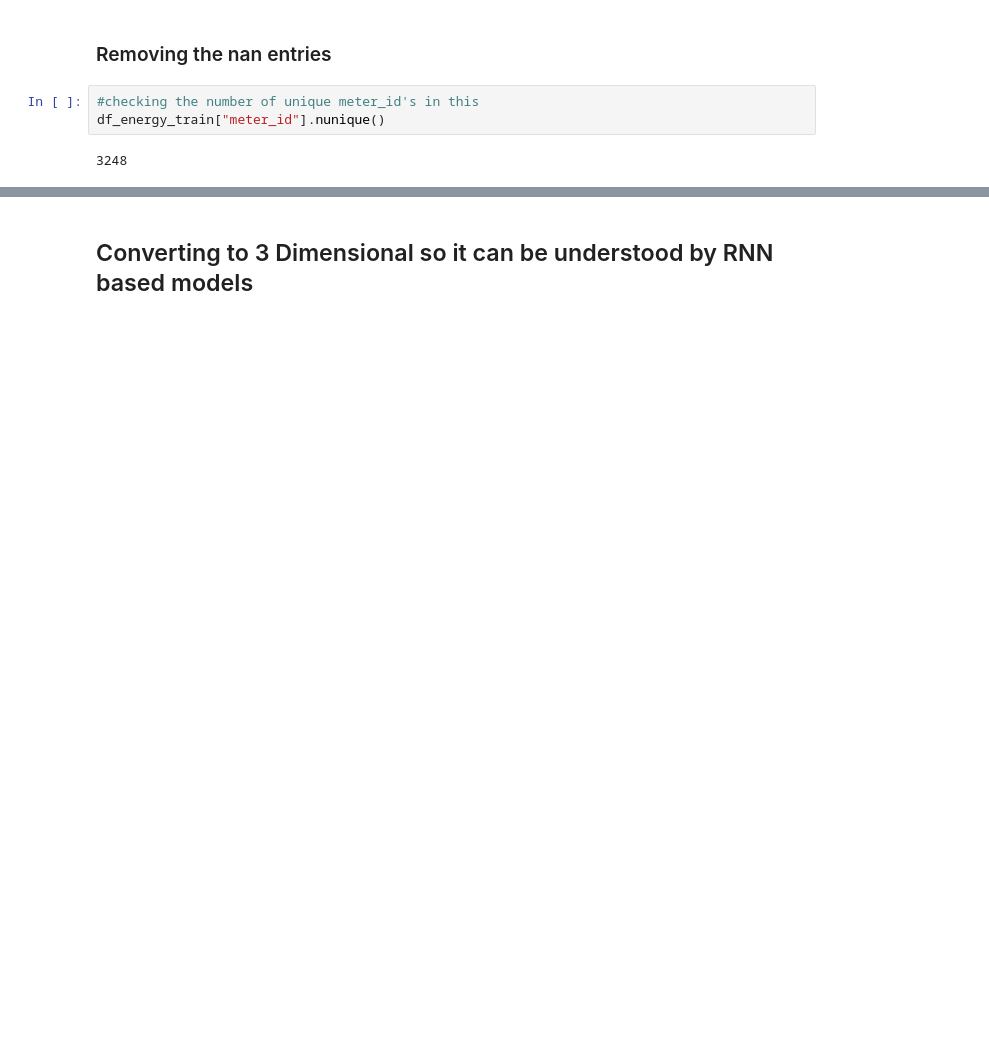
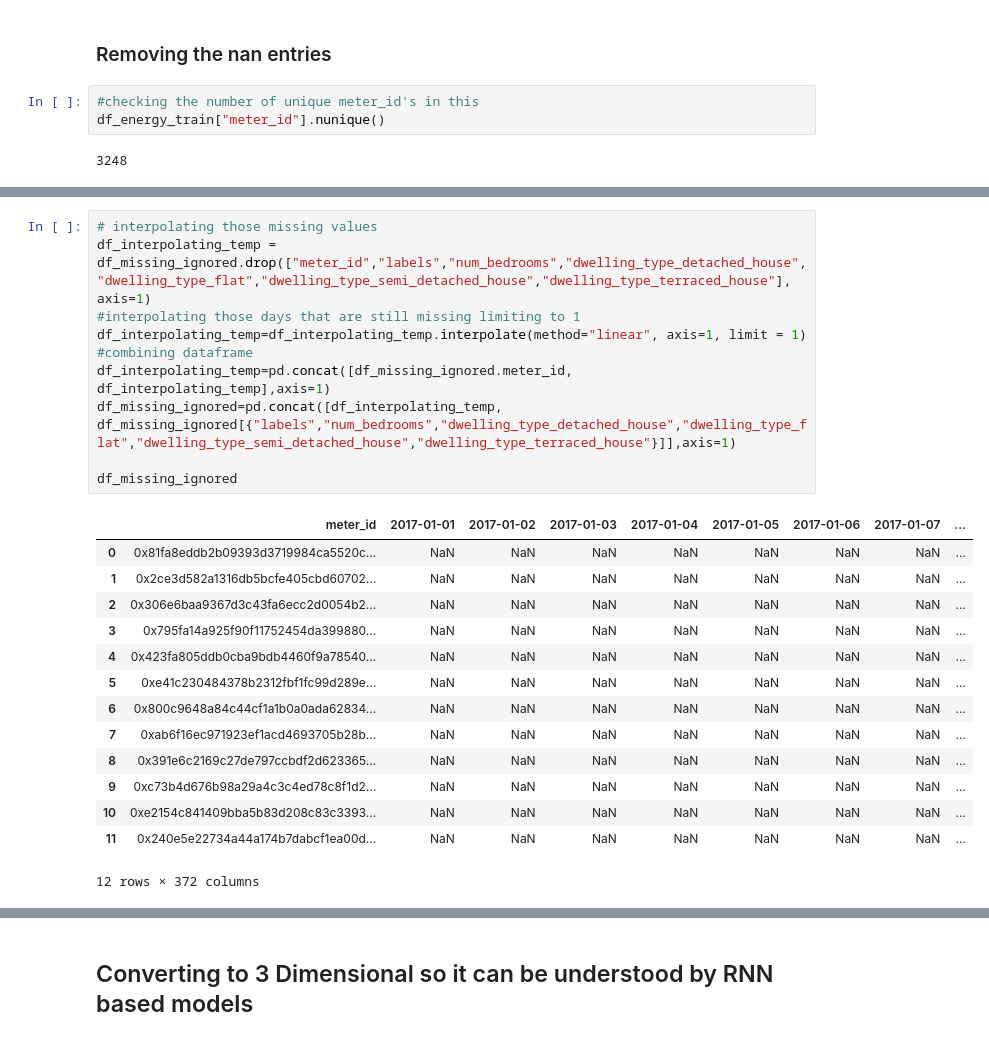
Before and after one commit to danielmusselwhite/UG_Dissertation_Energy_Forecasting, a Jupyter notebook: Src/Jupyter_Notebooks/3. Feature Engineering and Data Preparation.ipynb, the cells around one changed output, grey strips where cells are left out. Drawn from its saved outputs; the diff is of its cells as text; blank space fills up the shorter version.

```diff
--- a/Src/Jupyter_Notebooks/3. Feature Engineering and Data Preparation.ipynb
+++ b/Src/Jupyter_Notebooks/3. Feature Engineering and Data Preparation.ipynb
@@ -277,0 +313,25 @@ len(df_energy_train_no_nan[df_energy_train_no_nan.date == '2017-12-31'])
+# %%
+# interpolating those missing values
+df_interpolating_temp = df_missing_ignored.drop(["meter_id","labels","num_bedrooms","dwelling_type_detached_house","dwelling_type_flat","dwelling_type_semi_detached_house","dwelling_type_terraced_house"], axis=1)
+#interpolating those days that are still missing limiting to 1
+df_interpolating_temp=df_interpolating_temp.interpolate(method="linear", axis=1, limit = 1)
+#combining dataframe
+df_interpolating_temp=pd.concat([df_missing_ignored.meter_id, df_interpolating_temp],axis=1)
+df_missing_ignored=pd.concat([df_interpolating_temp, df_missing_ignored[{"labels","num_bedrooms","dwelling_type_detached_house","dwelling_type_flat","dwelling_type_semi_detached_house","dwelling_type_terraced_house"}]],axis=1)
+
+df_missing_ignored
+# %% [output]
+|  | meter_id | 2017-01-01 | 2017-01-02 | 2017-01-03 | 2017-01-04 | 2017-01-05 | 2017-01-06 | 2017-01-07 | ... |
+| 0 | 0x81fa8eddb2b09393d3719984ca5520c... | NaN | NaN | NaN | NaN | NaN | NaN | NaN | ... |
+| 1 | 0x2ce3d582a1316db5bcfe405cbd60702... | NaN | NaN | NaN | NaN | NaN | NaN | NaN | ... |
+| 2 | 0x306e6baa9367d3c43fa6ecc2d0054b2... | NaN | NaN | NaN | NaN | NaN | NaN | NaN | ... |
+| 3 | 0x795fa14a925f90f11752454da399880... | NaN | NaN | NaN | NaN | NaN | NaN | NaN | ... |
+| 4 | 0x423fa805ddb0cba9bdb4460f9a78540... | NaN | NaN | NaN | NaN | NaN | NaN | NaN | ... |
+| 5 | 0xe41c230484378b2312fbf1fc99d289e... | NaN | NaN | NaN | NaN | NaN | NaN | NaN | ... |
+| 6 | 0x800c9648a84c44cf1a1b0a0ada62834... | NaN | NaN | NaN | NaN | NaN | NaN | NaN | ... |
+| 7 | 0xab6f16ec971923ef1acd4693705b28b... | NaN | NaN | NaN | NaN | NaN | NaN | NaN | ... |
+| 8 | 0x391e6c2169c27de797ccbdf2d623365... | NaN | NaN | NaN | NaN | NaN | NaN | NaN | ... |
+| 9 | 0xc73b4d676b98a29a4c3c4ed78c8f1d2... | NaN | NaN | NaN | NaN | NaN | NaN | NaN | ... |
+| 10 | 0xe2154c841409bba5b83d208c83c3393... | NaN | NaN | NaN | NaN | NaN | NaN | NaN | ... |
+| 11 | 0x240e5e22734a44a174b7dabcf1ea00d... | NaN | NaN | NaN | NaN | NaN | NaN | NaN | ... |
+12 rows × 372 columns
```
Also changed, not shown: parts of 28 cells of this notebook, 2 other files.
